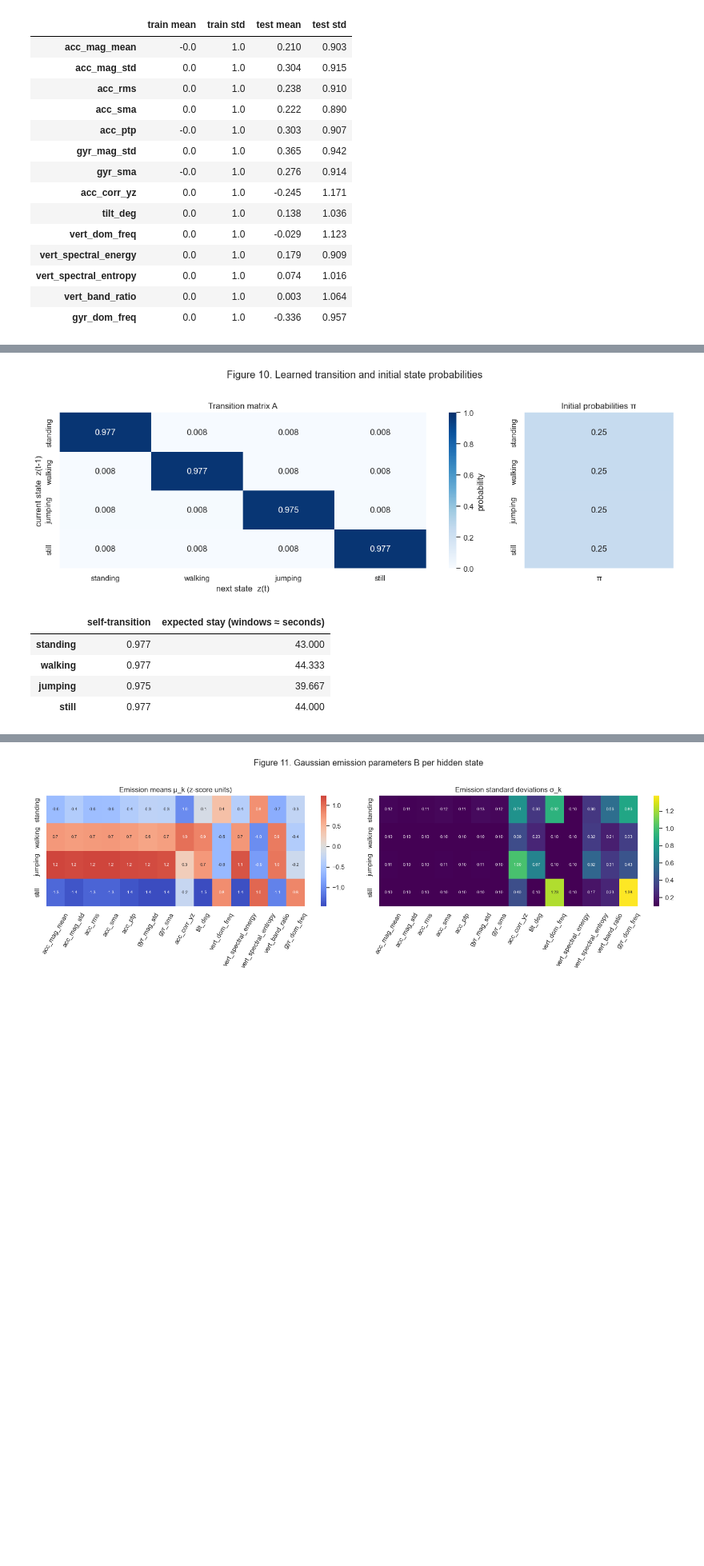
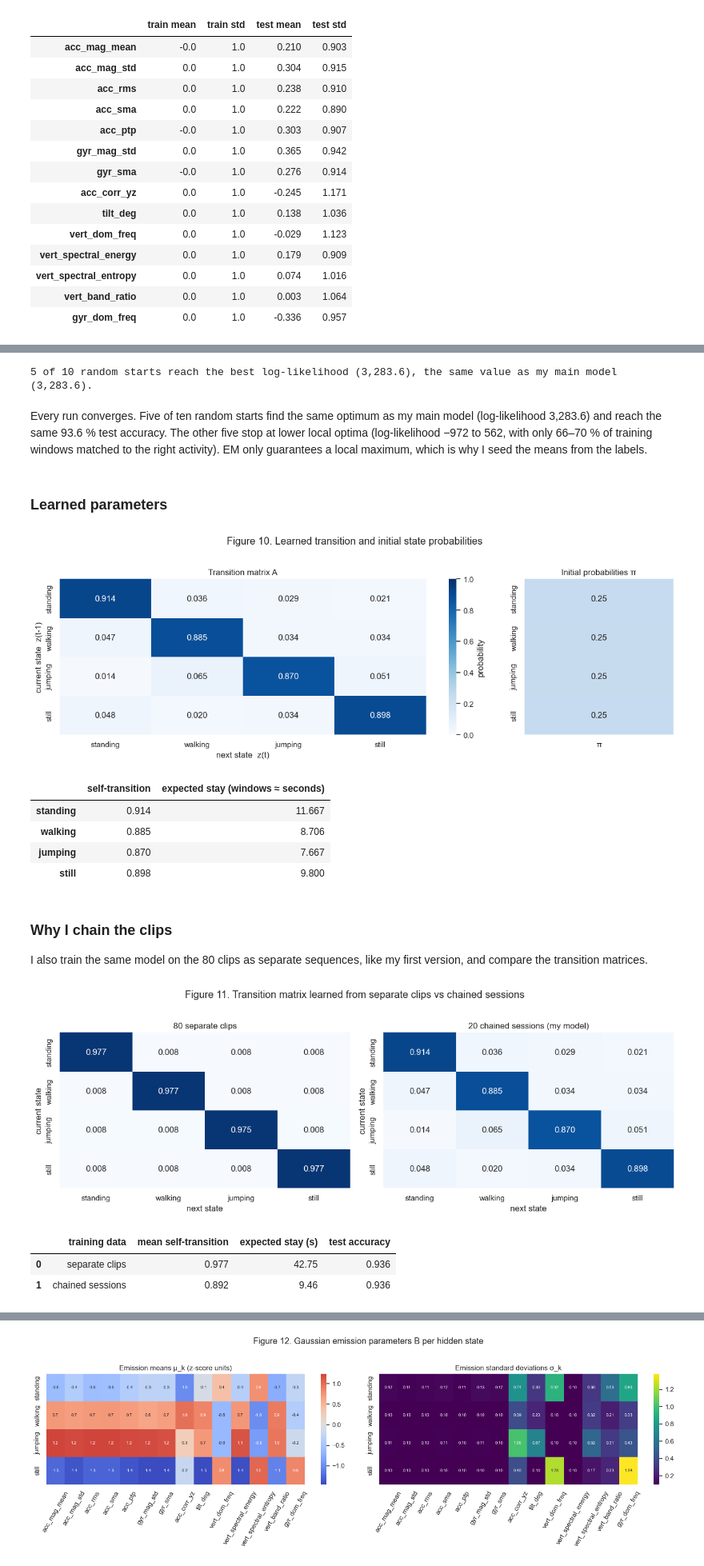
Before and after one commit to mukunzindahiro-max/hmm-activity-recognition, a Jupyter notebook: har_hmm.ipynb, the cells around one changed output, grey strips where cells are left out. Shown at 80% size. Cells and saved outputs as stored; diff of their text form; code cells hidden in the pictures; blank space fills up the shorter version.

```diff
--- a/har_hmm.ipynb
+++ b/har_hmm.ipynb
@@ -413,3 +606,13 @@ plt.show()
+# %%
+best = restarts["final log-likelihood"].max()
+print(f"{np.sum(np.isclose(restarts['final log-likelihood'], best))} of {len(restarts)} random starts reach the "
+      f"best log-likelihood ({best:,.1f}), the same value as my main model ({hmm.history_[-1]:,.1f}).")
+# %% [output]
+5 of 10 random starts reach the best log-likelihood (3,283.6), the same value as my main model (3,283.6).
+# %% [markdown]
+Every run converges. Five of ten random starts find the same optimum as my main model (log-likelihood 3,283.6) and reach the same 93.6 % test accuracy. The other five stop at lower local optima (log-likelihood −972 to 562, with only 66–70 % of training windows matched to the right activity). EM only guarantees a local maximum, which is why I seed the means from the labels.
+# %% [markdown]
+### Learned parameters
 # %%
 fig, axes = plt.subplots(1, 2, figsize=(13, 4.5), gridspec_kw={"width_ratios": [4, 1.3]})
 sns.heatmap(pd.DataFrame(hmm.transmat_, index=ACTIVITIES, columns=ACTIVITIES), annot=True, fmt=".3f",
@@ -425,13 +628,43 @@ fig.tight_layout()
 fig.savefig(PLOTS / "transition_matrix.png", dpi=150, bbox_inches="tight")
 plt.show()
 
-expected = 1 / (1 - np.diag(hmm.transmat_))
 pd.DataFrame({"self-transition": np.diag(hmm.transmat_),
-              "expected stay (windows ≈ seconds)": expected}, index=ACTIVITIES).round(3)
+              "expected stay (windows ≈ seconds)": 1 / (1 - np.diag(hmm.transmat_))}, index=ACTIVITIES).round(3)
 # %% [output]
-[figure, old version]
+[figure, new version]
 |  | self-transition | expected stay (windows ≈ seconds) |
-| standing | 0.977 | 43.000 |
-| walking | 0.977 | 44.333 |
-| jumping | 0.975 | 39.667 |
-| still | 0.977 | 44.000 |
+| standing | 0.914 | 11.667 |
+| walking | 0.885 | 8.706 |
+| jumping | 0.870 | 7.667 |
+| still | 0.898 | 9.800 |
+# %% [markdown]
+### Why I chain the clips
+
+I also train the same model on the 80 clips as separate sequences, like my first version, and compare the transition matrices.
+# %%
+separate = initialise(GaussianHMM(ACTIVITIES, **HMM_CONFIG), clip_X, clip_y).fit(clip_X)
+
+fig, axes = plt.subplots(1, 2, figsize=(13, 4.5))
+for ax, (title, model) in zip(axes, [("80 separate clips", separate), ("20 chained sessions (my model)", hmm)]):
+    sns.heatmap(pd.DataFrame(model.transmat_, index=ACTIVITIES, columns=ACTIVITIES), annot=True, fmt=".3f",
+                cmap="Blues", vmin=0, vmax=1, ax=ax, cbar=False)
+    ax.set_title(title)
+    ax.set_xlabel("next state")
+    ax.set_ylabel("current state")
+fig.suptitle("Figure 11. Transition matrix learned from separate clips vs chained sessions", y=1.02)
+fig.tight_layout()
+fig.savefig(PLOTS / "transition_comparison.png", dpi=150, bbox_inches="tight")
+plt.show()
+
+rows = []
+for name, model in [("separate clips", separate), ("chained sessions", hmm)]:
+    pred = np.concatenate([model.predict(x) for x in test_X])
+    rows.append({"training data": name, "mean self-transition": np.mean(np.diag(model.transmat_)),
+                 "expected stay (s)": np.mean(1 / (1 - np.diag(model.transmat_))),
+                 "test accuracy": np.mean(pred == y_test)})
+pd.DataFrame(rows).round(3)
+# %% [output]
+[figure, added]
+|  | training data | mean self-transition | expected stay (s) | test accuracy |
+| 0 | separate clips | 0.977 | 42.75 | 0.936 |
+| 1 | chained sessions | 0.892 | 9.46 | 0.936 |
```
Also changed, not shown: parts of 63 cells of this notebook, 16 other files.
